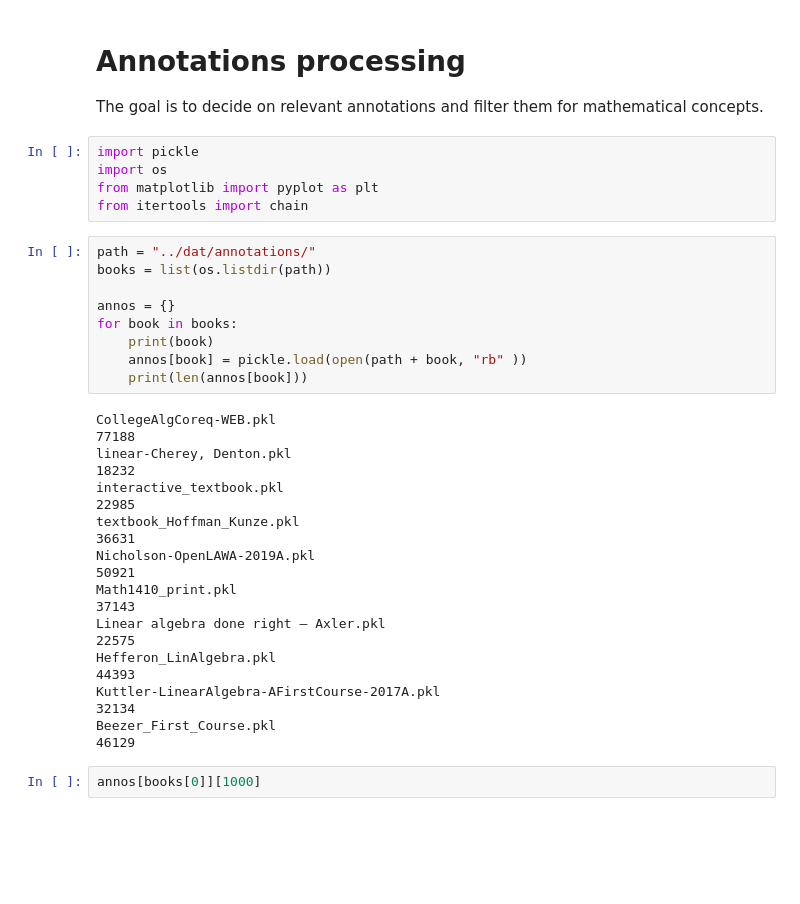
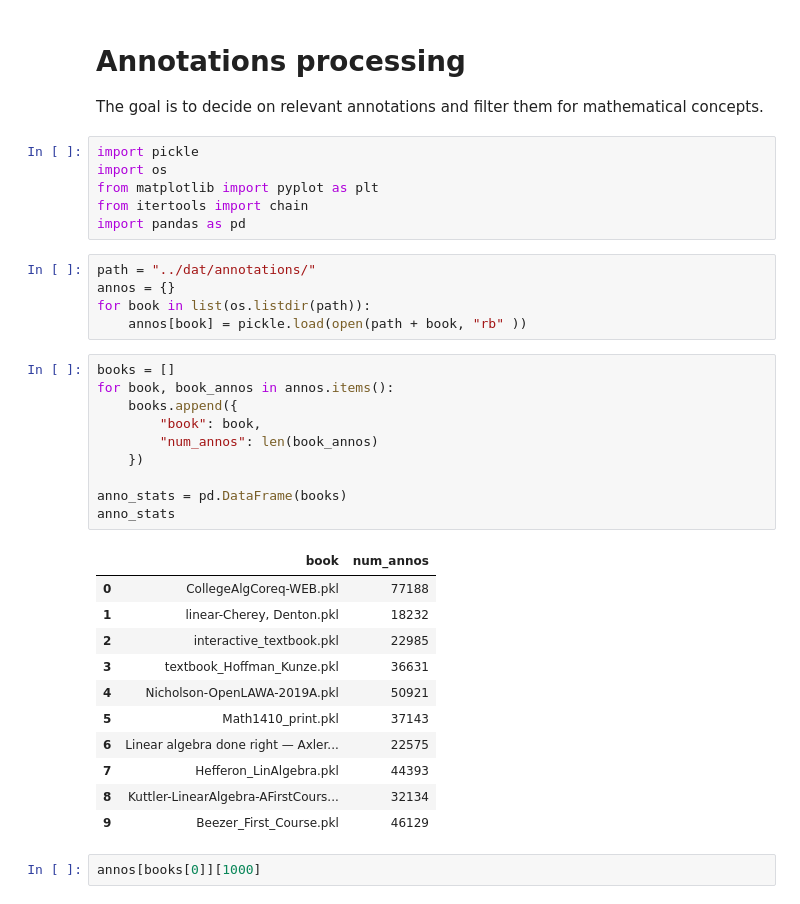
Before and after one commit to mlcolab/learning-dependencies, a Jupyter notebook: exp/13_process_annotations.ipynb, the cells around one changed output. Saved outputs shown, nothing was run; the diff lists cells and outputs as text; blank space fills up the shorter version.

```diff
--- a/exp/13_process_annotations.ipynb
+++ b/exp/13_process_annotations.ipynb
@@ -6,36 +6,34 @@ import pickle
 import os
 from matplotlib import pyplot as plt
 from itertools import chain
+import pandas as pd
 # %%
 path = "../dat/annotations/"
-books = list(os.listdir(path))
-
 annos = {}
-for book in books:
-    print(book)
+for book in list(os.listdir(path)):
     annos[book] = pickle.load(open(path + book, "rb" ))
-    print(len(annos[book]))
-# %% [output]
-CollegeAlgCoreq-WEB.pkl
-77188
-linear-Cherey, Denton.pkl
-18232
-interactive_textbook.pkl
-22985
-textbook_Hoffman_Kunze.pkl
-36631
-Nicholson-OpenLAWA-2019A.pkl
-50921
-Math1410_print.pkl
-37143
-Linear algebra done right — Axler.pkl
-22575
-Hefferon_LinAlgebra.pkl
-44393
-Kuttler-LinearAlgebra-AFirstCourse-2017A.pkl
-32134
-Beezer_First_Course.pkl
-46129
+# %%
+books = []
+for book, book_annos in annos.items():
+    books.append({
+        "book": book,
+        "num_annos": len(book_annos)
+    })
+
+anno_stats = pd.DataFrame(books)
+anno_stats
+# %% [output]
+|  | book | num_annos |
+| 0 | CollegeAlgCoreq-WEB.pkl | 77188 |
+| 1 | linear-Cherey, Denton.pkl | 18232 |
+| 2 | interactive_textbook.pkl | 22985 |
+| 3 | textbook_Hoffman_Kunze.pkl | 36631 |
+| 4 | Nicholson-OpenLAWA-2019A.pkl | 50921 |
+| 5 | Math1410_print.pkl | 37143 |
+| 6 | Linear algebra done right — Axler... | 22575 |
+| 7 | Hefferon_LinAlgebra.pkl | 44393 |
+| 8 | Kuttler-LinearAlgebra-AFirstCours... | 32134 |
+| 9 | Beezer_First_Course.pkl | 46129 |
 # %%
 annos[books[0]][1000]
 # %%
```
Also changed, not shown: 4 other files.
